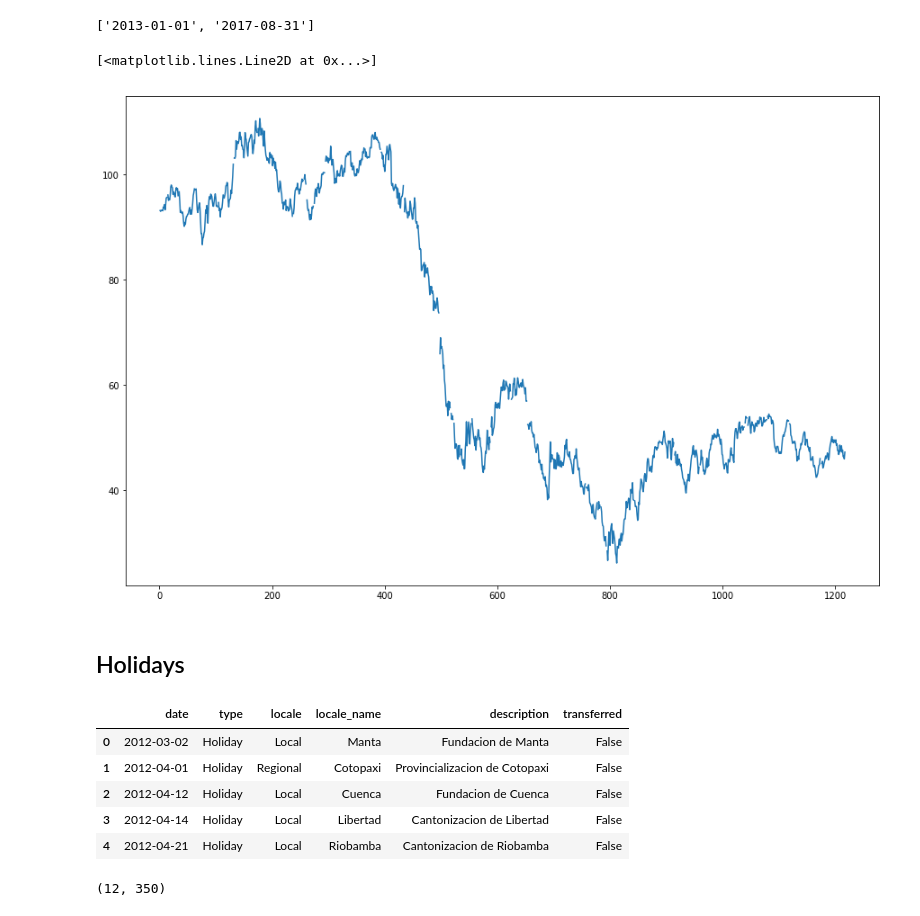
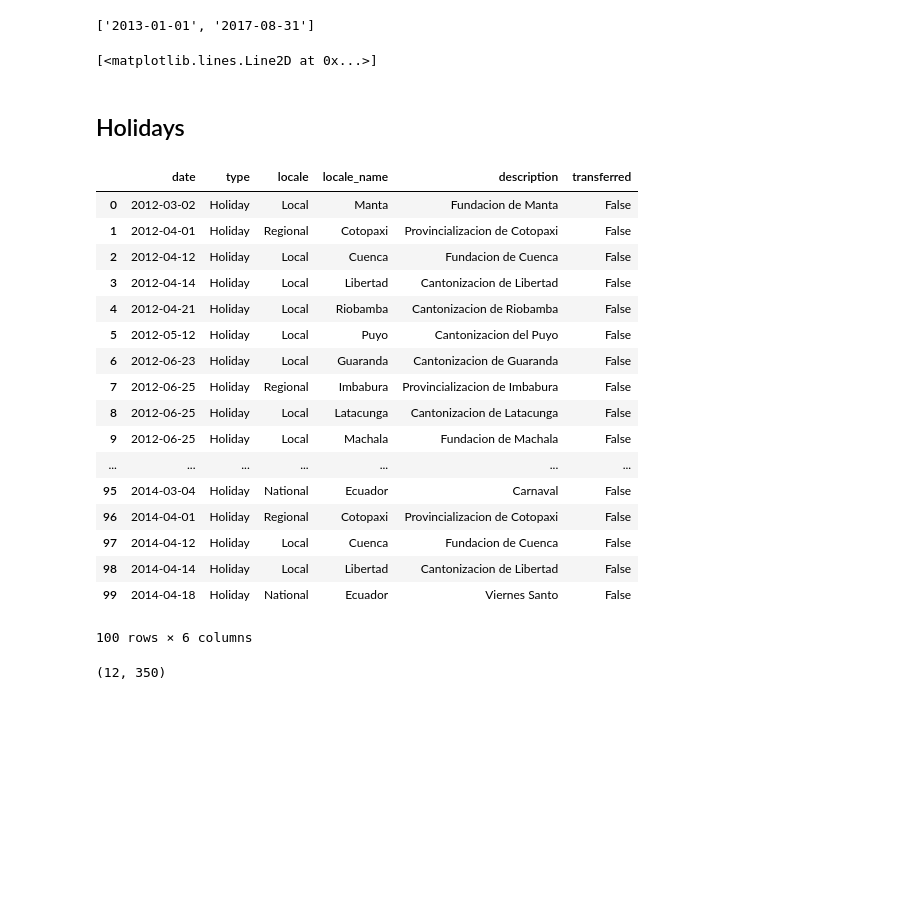
Before and after one commit to budgefeeney/OttomanDiviner, a Jupyter notebook: notebooks/Favorita Initial Exploration.ipynb, the cells around one changed output. Drawn from its saved outputs; the diff is of its cells as text; code cells hidden in the pictures; blank space fills up the shorter version.

Commit message:
More exploration of Favorita dataset

```diff
--- a/notebooks/Favorita Initial Exploration.ipynb
+++ b/notebooks/Favorita Initial Exploration.ipynb
@@ -9,7 +9,7 @@ There's no inference and little plotting
 # %% [markdown]
 ## Configuration
 # %%
-DataSetPath = "/Users/bryanfeeney/Dropbox/OttomanDiviner/datasets/favorita/"
+DataSetPath = "/home/bryanfeeney/Dropbox/OttomanDiviner/datasets/favorita/"
 
 StoresPath   = DataSetPath + "stores.csv.gz"
 ItemsPath    = DataSetPath + "items.csv.gz"
@@ -268,20 +268,31 @@ plt.plot(oil.dcoilwtico)
 # oil.plot(y='dcoilwtico', x='date');
 # %% [output]
 [<matplotlib.lines.Line2D at 0x...>]
-[figure, removed]
 # %% [markdown]
 ## Holidays
 # %%
 holidays = pd.read_csv(HolidaysPath, compression='gzip')
 # %%
-holidays.head()
+holidays.head(100)
 # %% [output]
 |  | date | type | locale | locale_name | description | transferred |
 | 0 | 2012-03-02 | Holiday | Local | Manta | Fundacion de Manta | False |
 | 1 | 2012-04-01 | Holiday | Regional | Cotopaxi | Provincializacion de Cotopaxi | False |
 | 2 | 2012-04-12 | Holiday | Local | Cuenca | Fundacion de Cuenca | False |
 | 3 | 2012-04-14 | Holiday | Local | Libertad | Cantonizacion de Libertad | False |
 | 4 | 2012-04-21 | Holiday | Local | Riobamba | Cantonizacion de Riobamba | False |
+| 5 | 2012-05-12 | Holiday | Local | Puyo | Cantonizacion del Puyo | False |
+| 6 | 2012-06-23 | Holiday | Local | Guaranda | Cantonizacion de Guaranda | False |
+| 7 | 2012-06-25 | Holiday | Regional | Imbabura | Provincializacion de Imbabura | False |
+| 8 | 2012-06-25 | Holiday | Local | Latacunga | Cantonizacion de Latacunga | False |
+| 9 | 2012-06-25 | Holiday | Local | Machala | Fundacion de Machala | False |
+| ... | ... | ... | ... | ... | ... | ... |
+| 95 | 2014-03-04 | Holiday | National | Ecuador | Carnaval | False |
+| 96 | 2014-04-01 | Holiday | Regional | Cotopaxi | Provincializacion de Cotopaxi | False |
+| 97 | 2014-04-12 | Holiday | Local | Cuenca | Fundacion de Cuenca | False |
+| 98 | 2014-04-14 | Holiday | Local | Libertad | Cantonizacion de Libertad | False |
+| 99 | 2014-04-18 | Holiday | National | Ecuador | Viernes Santo | False |
+100 rows × 6 columns
 # %%
 holidays.transferred.sum(), holidays.shape[0]
 # %% [output]
```
Also changed, not shown: parts of 8 cells of this notebook.
